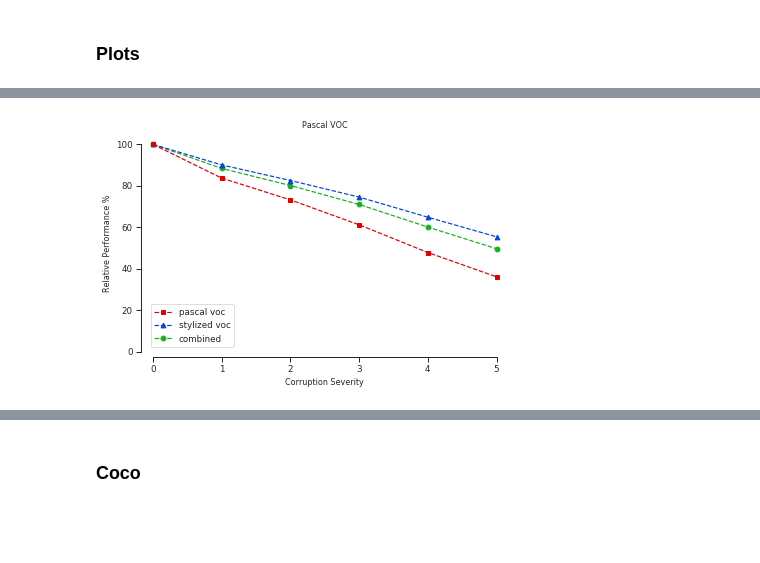
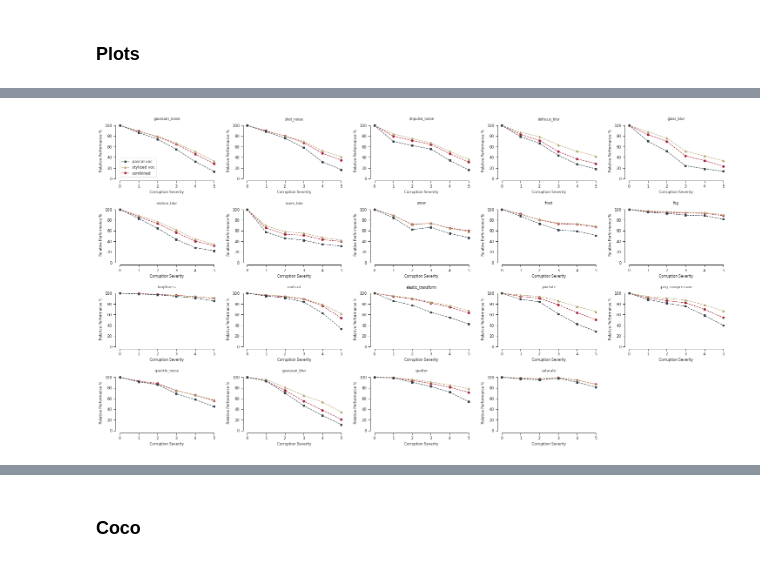
Before and after one commit to bethgelab/robust-detection-benchmark, a Jupyter notebook: plots/plots.ipynb, the cells around one changed output, grey strips where cells are left out. Drawn from its saved outputs; the diff is of its cells as text; code cells hidden in the pictures; blank space fills up the shorter version.

```diff
--- a/plots/plots.ipynb
+++ b/plots/plots.ipynb
@@ -36,7 +36,7 @@ def get_results_voc(eval_output, base_performance, verbose=0):
 def get_distortions(eval_output):
     distortions = []
     for i, distortion in enumerate(eval_output):
-        distortions.append(distortion)
+        distortions.append(distortion.replace("_", " "))
     return distortions
 # %%
 with open("results/faster_rcnn_r50_fpn_1x_2gpu_voc0712_all_1-5_results.pkl", "rb") as f:
@@ -119,28 +182,27 @@ fig.savefig('figures/results_voc_combined.pdf', bbox_inches='tight')
 # %%
-fig = plt.figure(figsize = (6.4, 4.0))
+fig = plt.figure(figsize = (25.0, 13.0))
+plt.subplots_adjust(wspace = 0.3, hspace = 0.5)
 
-plt.plot(list(range(6)), np.mean(voc_results[:15,:], axis=0)/voc_results[0,0] * 100, 's--', zorder=3, color='xkcd:red', label='pascal voc')
-plt.plot(list(range(6)), np.mean(svoc_results[:15,:], axis=0)/svoc_results[0,0] * 100, '^--', zorder=2, color='xkcd:blue', label='stylized voc')
-plt.plot(list(range(6)), np.mean(voc_svoc_results[:15,:], axis=0)/voc_svoc_results[0,0] * 100, 'o--', zorder=1, color='xkcd:green', label='combined')
-# plt.plot(list(range(6)), np.mean(voc_svoc_short_results, axis=0) * 100, 's--', zorder=0, color='xkcd:dandelion', label='combined (short)')
+for i, distortion in enumerate(distortions):
+    plt.subplot(4,5,i+1)
 
-# plt.plot(list(range(6)), np.mean(pre_voc_results, axis=0) * 100, 's--', zorder=0, color='xkcd:light red')
-# plt.plot(list(range(6)), np.mean(pre_svoc_results, axis=0) * 100, '^--', zorder=0, color='xkcd:light blue')
-# plt.plot(list(range(6)), np.mean(pre_voc_svoc_results, axis=0) * 100, 'o--', zorder=0, color='xkcd:light green')
-# plt.plot(list(range(6)), np.mean(pre_voc_svoc_short_results, axis=0) * 100, 's--', zorder=0, color='xkcd:light yellow')
+    plt.plot(list(range(6)), voc_results[i,:]/voc_results[i,0] * 100, 's--', zorder=3, color=col_clean, label='pascal voc')
+    plt.plot(list(range(6)), svoc_results[i,:]/svoc_results[i,0] * 100, '^--', zorder=2, color=col_stylized, label='stylized voc')
+    plt.plot(list(range(6)), voc_svoc_results[i,:]/voc_svoc_results[i,0] * 100, 'o--', zorder=1, color=col_combined, label='combined')
 
 
-plt.title('Pascal VOC')
-plt.xlabel('Corruption Severity')
-plt.ylabel('Relative Performance %')
-plt.axis([-0.1,5.1,0,105])
-plt.legend(loc=3)
+    plt.title(distortion)
+    plt.xlabel('Corruption Severity')
+    plt.ylabel('Relative Performance %')
+    plt.axis([-0.1,5.1,0,105])
+    if i == 0:
+        plt.legend(loc=3)
 
 
 sns.despine(trim=True, offset=5)
 
 plt.show()
 
-fig.savefig('figures/results_voc_combined.pdf', bbox_inches='tight')
+fig.savefig('figures/results_voc_individual.pdf', bbox_inches='tight')
 # %% [output]
-[figure, old version]
+[figure, new version]
```
Also changed, not shown: parts of 8 cells of this notebook, 4 other files.
